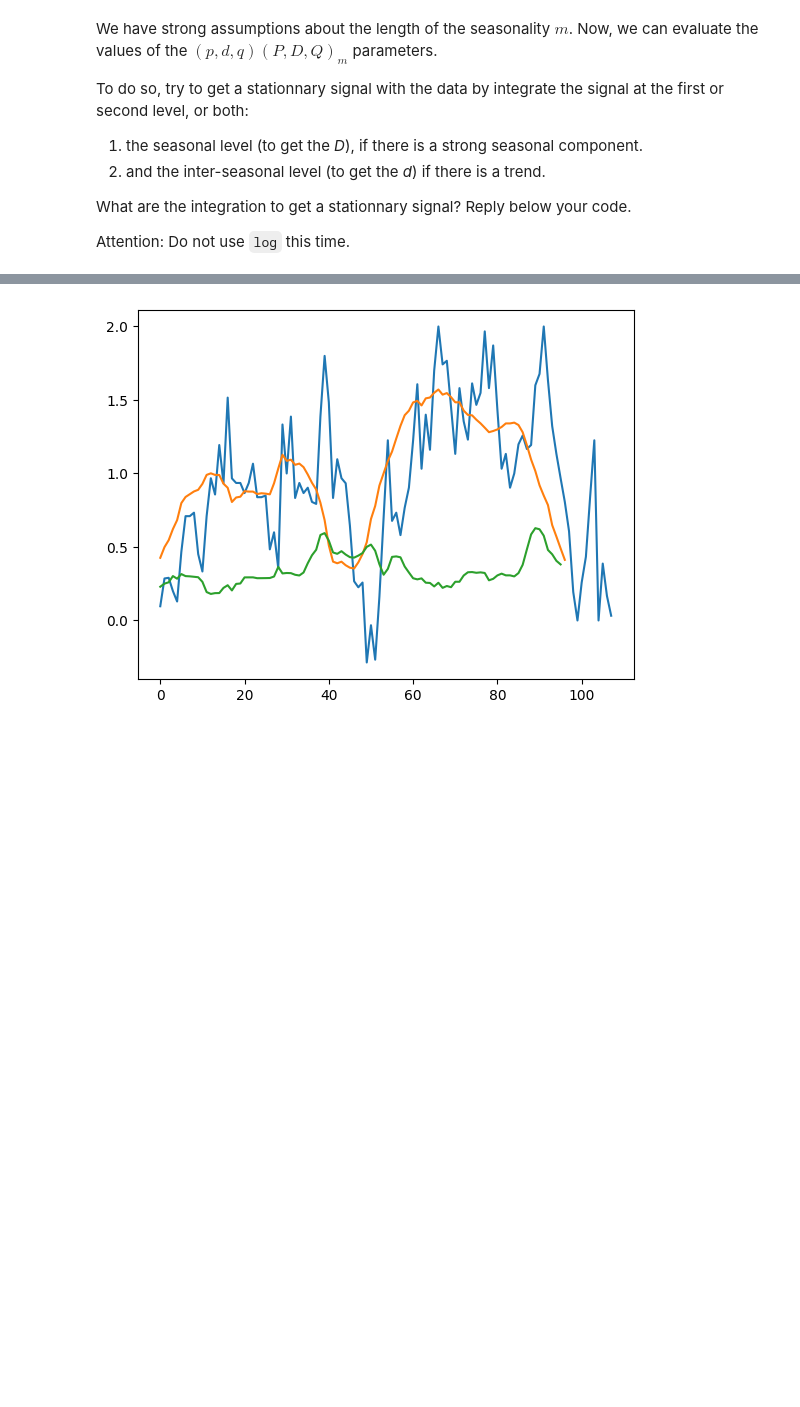
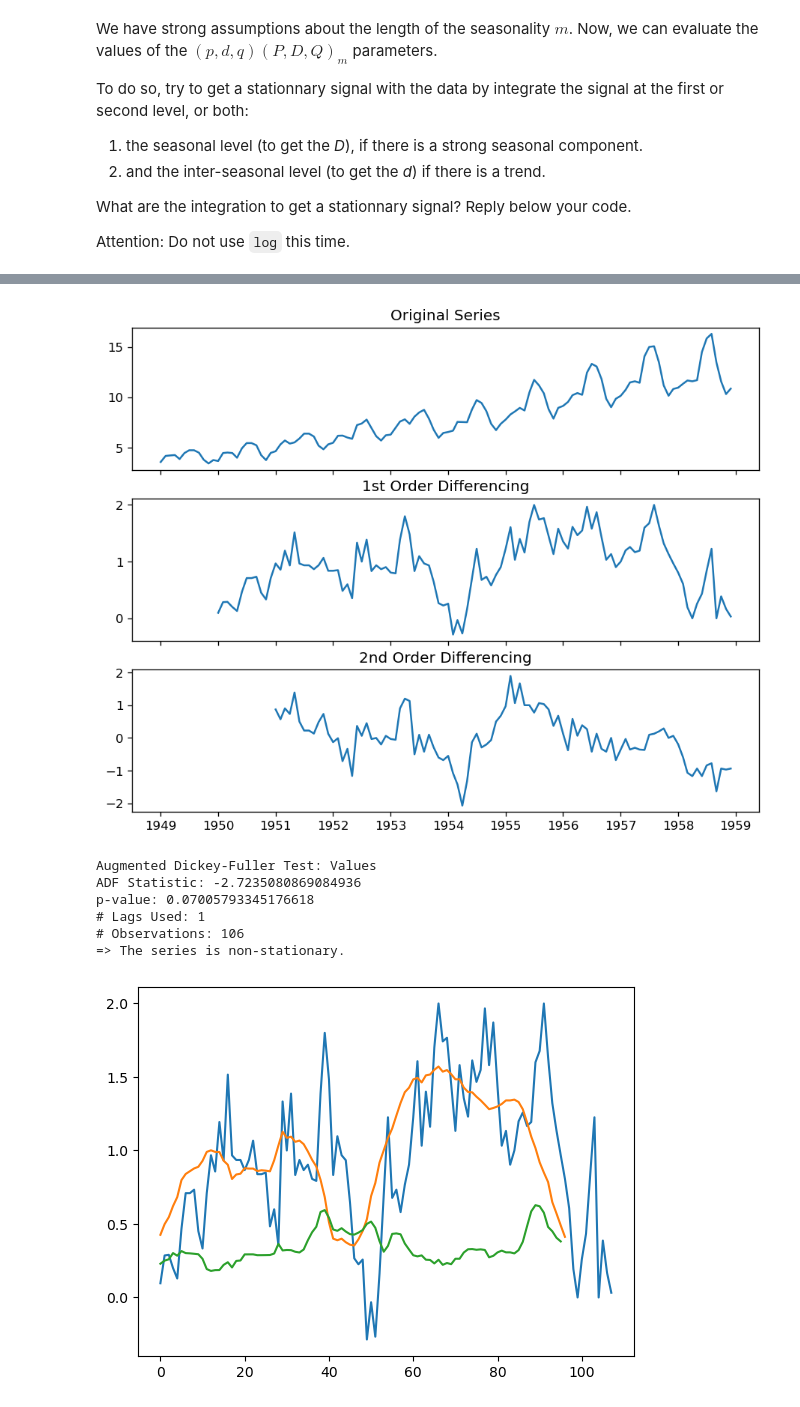
Before and after one commit to dmitriiDr/Notebooks_ML, a Jupyter notebook: ML6/notebooks/2023_Campus_ML6-NB2.2.ipynb, the cells around one changed output, grey strips where cells are left out. Drawn from its saved outputs; the diff is of its cells as text; code cells hidden in the pictures; blank space fills up the shorter version.

```diff
--- a/ML6/notebooks/2023_Campus_ML6-NB2.2.ipynb
+++ b/ML6/notebooks/2023_Campus_ML6-NB2.2.ipynb
@@ -133,3 +190,37 @@ def rolling_std(a, n=3):
+# %%
+plt.rcParams.update({'figure.figsize':(9,7), 'figure.dpi':120})
+
+fig, axes = plt.subplots(3, 1, sharex=True)
+axes[0].plot(train); axes[0].set_title('Original Series')
+
+axes[1].plot(train.diff(12).dropna()); axes[1].set_title('1st Order Differencing')
+
+axes[2].plot(train.diff(12).dropna().diff(12).dropna()); axes[2].set_title('2nd Order Differencing')
+plt.show()
+# %% [output]
+[figure, added]
+# %%
+from statsmodels.tsa.stattools import adfuller
+
+def adf_test(series, title=''):
+    print(f'Augmented Dickey-Fuller Test: {title}')
+    result = adfuller(series.dropna(), autolag='AIC')
+    labels = ['ADF Statistic', 'p-value', '# Lags Used', '# Observations']
+    for value, label in zip(result, labels):
+        print(f'{label}: {value}')
+    if result[1] <= 0.05:
+        print("=> The series is stationary.")
+    else:
+        print("=> The series is non-stationary.")
+
+adf_test(train.diff(12).dropna(), title='Values')
+# %% [output]
+Augmented Dickey-Fuller Test: Values
+ADF Statistic: -2.7235080869084936
+p-value: 0.07005793345176618
+# Lags Used: 1
+# Observations: 106
+=> The series is non-stationary.
 # %%
 # your code here to get a stationnary signal from the time series by one integration on interseasonal scale, seasonal one or both.
 # Use the plots to validate your transformation.
```
Also changed, not shown: parts of 55 cells of this notebook.
